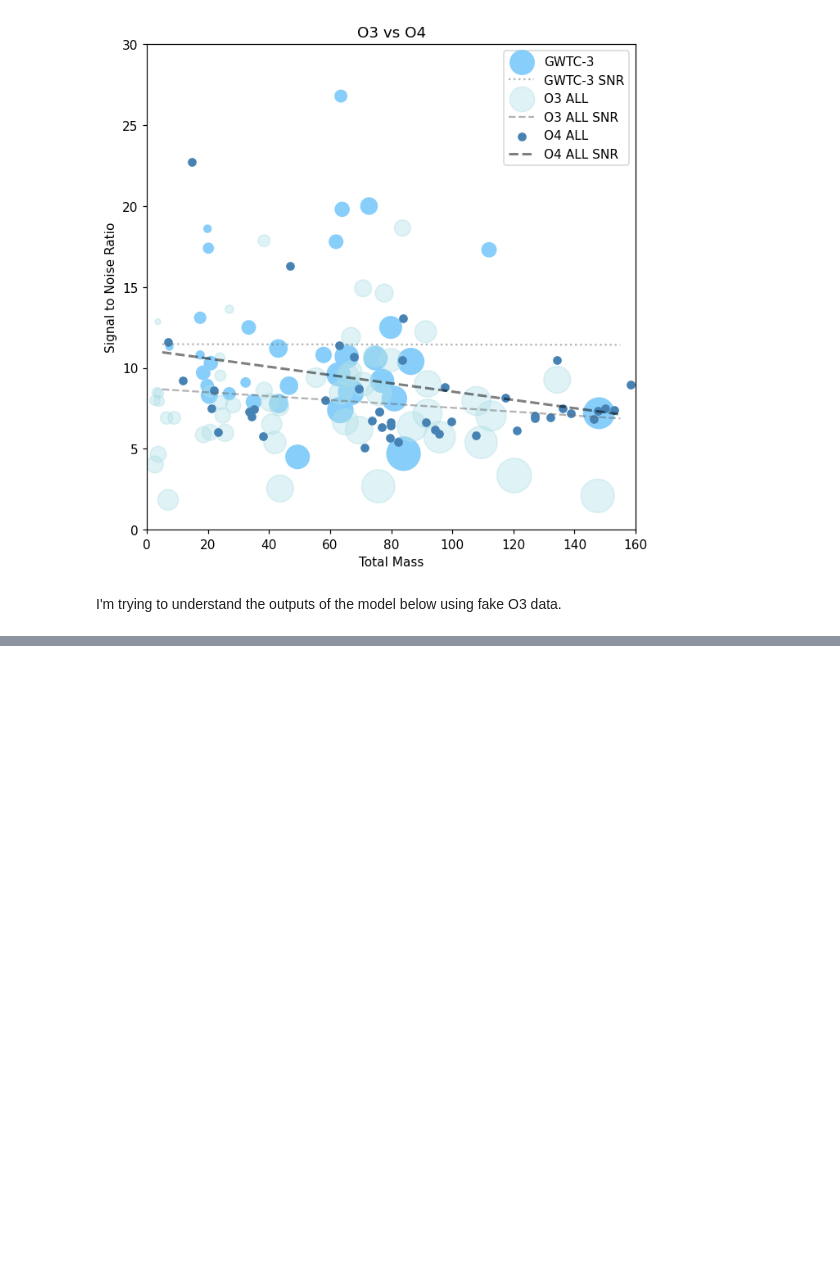
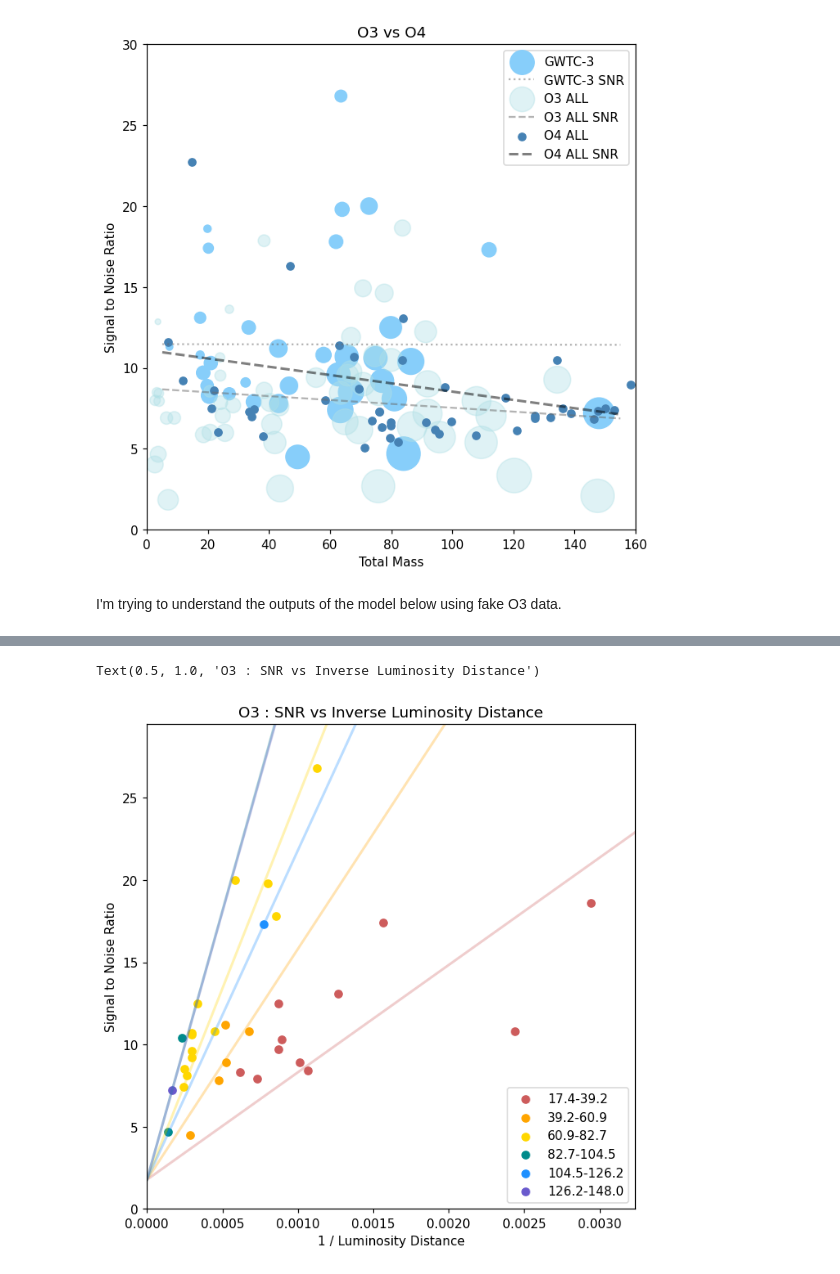
Before and after one commit to AndrewValentini/Gravitational-Waves-Research-23-24, a Jupyter notebook: Data Analysis/SNR.ipynb, the cells around one changed output, grey strips where cells are left out. Cells and saved outputs as stored; diff of their text form; code cells hidden in the pictures; blank space fills up the shorter version.

Commit message:
cleaner bins

```diff
--- a/Data Analysis/SNR.ipynb
+++ b/Data Analysis/SNR.ipynb
@@ -612,0 +622,2 @@ for low, high, O3color, index in zip(bin_lows, bin_highs, O4_colors, [0, 1, 2, 3
+# %%
+O3_clean = O3[O3["mass2"] > 2.16]
@@ -612,0 +649,42 @@ for low, high, O3color, index in zip(bin_lows, bin_highs, O4_colors, [0, 1, 2, 3
+# %%
+def calculate_slope(x, y, min_y):
+    y_reduced = y - min_y
+
+    x = x[:,np.newaxis]
+    a, _, _, _ = np.linalg.lstsq(x, y_reduced, rcond=None)
+
+    return a[0]
+# %%
+fig, ax = plt.subplots(1, 1, figsize=(7, 7), dpi=110)
+
+# setting bins
+bins, bin_ranges = get_bins(O3_clean, "total_mass")
+colors = ["indianred", "orange", "gold", "darkcyan", "dodgerblue", "slateblue"]
+intercepts = list()
+
+for values in bins:
+    if len(values["snr"]) > 1:
+        _, b = np.polyfit(1 / values["luminosity_distance"], values["snr"], 1)
+        intercepts.append(b)
+
+y_intercept = np.mean(intercepts)
+
+for values, bin_range, color in zip(bins, bin_ranges, colors):
+    a = calculate_slope(1 / values["luminosity_distance"], values["snr"], y_intercept)
+
+    ax.scatter(1 / values["luminosity_distance"], values["snr"], color=color, label=f"{bin_range[0]:.1f}-{bin_range[1]:.1f}")
+
+    ax.plot(line_values, a * line_values + y_intercept, color=color, linestyle="-", linewidth=2, alpha=0.3)
+
+ax.legend()
+
+ax.set_xlabel("1 / Luminosity Distance")
+ax.set_ylabel("Signal to Noise Ratio")
+
+ax.set_xlim(0, 1.1 * max(1 / O3_clean["luminosity_distance"]))
+ax.set_ylim(0, 1.1 * max(O3_clean["snr"]))
+
+ax.set_title("O3 : SNR vs Inverse Luminosity Distance")
+# %% [output]
+Text(0.5, 1.0, 'O3 : SNR vs Inverse Luminosity Distance')
+[figure, added]
```
Also changed, not shown: parts of 6 cells of this notebook.
